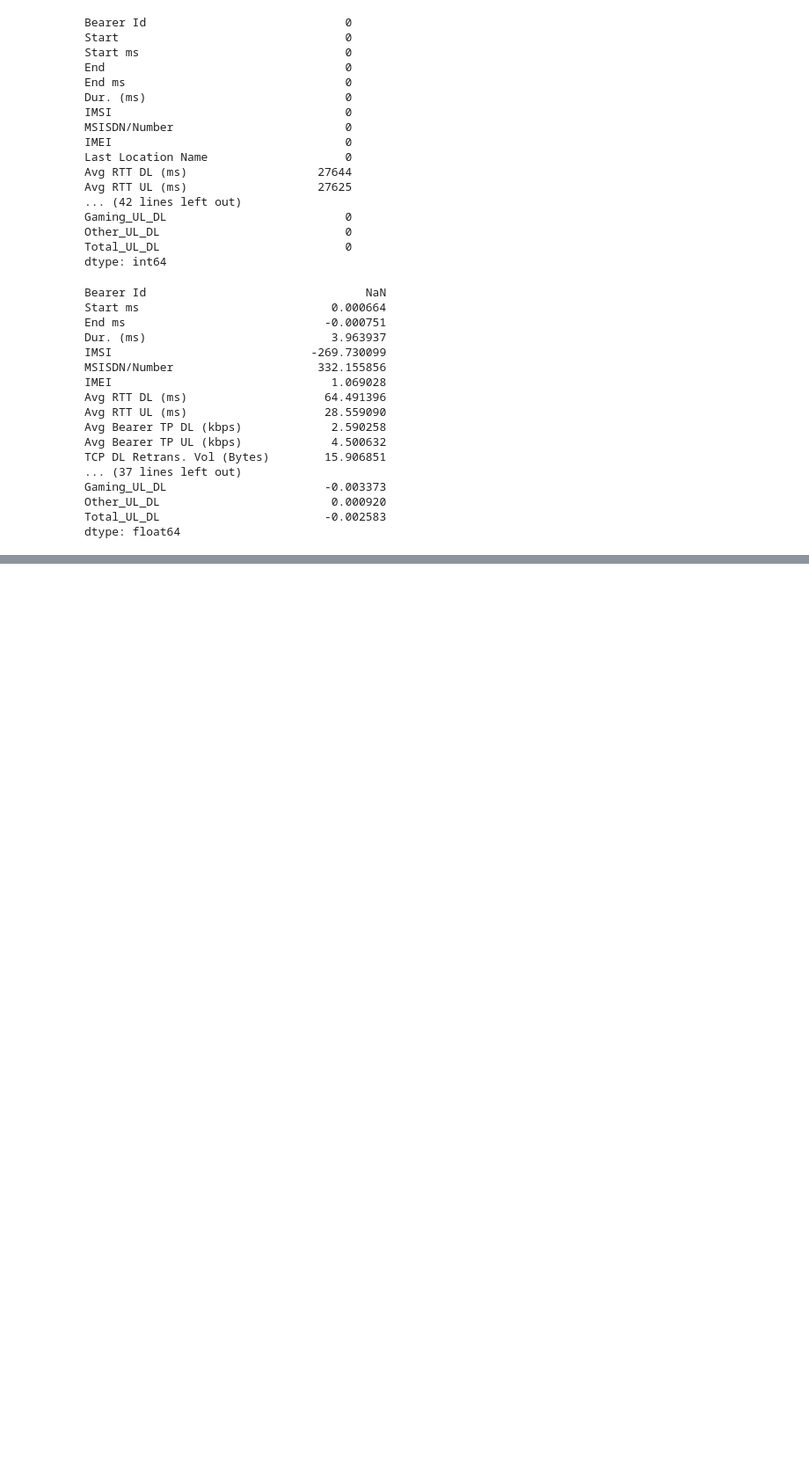
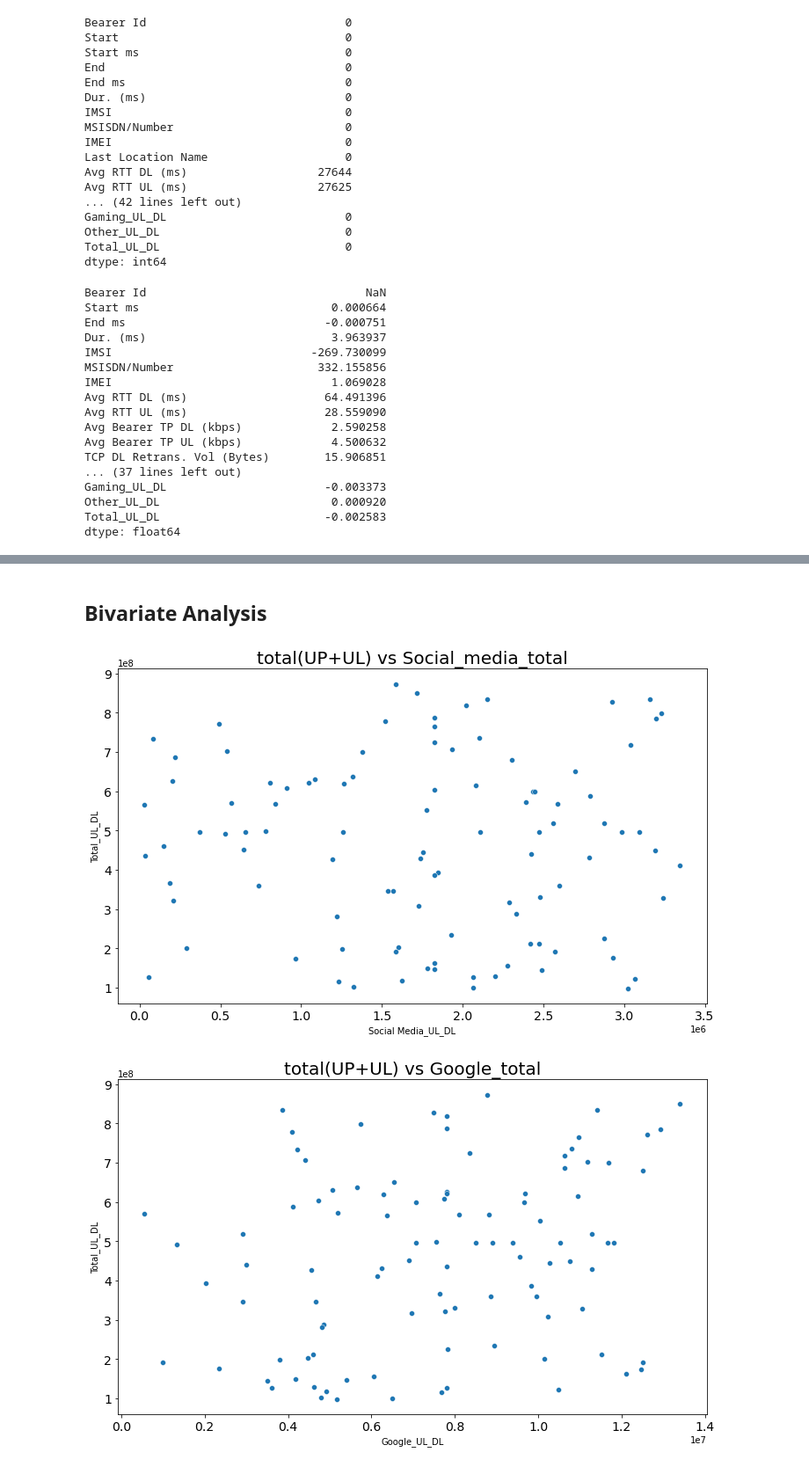
Before and after one commit to eyerus21/10Academy-week-1-challenge, a Jupyter notebook: notebooks/_.ipynb, the cells around one changed output, grey strips where cells are left out. Shown: that part at 88% size. Saved outputs shown, nothing was run; the diff lists cells and outputs as text; code cells hidden in the pictures; blank space fills up the shorter version.

```diff
--- a/notebooks/_.ipynb
+++ b/notebooks/_.ipynb
@@ -458,0 +484,3 @@ df['Social Media_UL_DL'] = fix_missing_mode(df, 'Social Media_UL_DL')
+# %%
+df_quantity = df[quantity]
+df_quantity.head()
@@ -458,0 +588,22 @@ df['Social Media_UL_DL'] = fix_missing_mode(df, 'Social Media_UL_DL')
+# %% [markdown]
+## Bivariate Analysis
+# %%
+
+def plot_scatter(df: pd.DataFrame, x_col: str, y_col:str, title: str) -> None:
+    plt.figure(figsize=(12, 7))
+    sns.scatterplot(data = df, x=x_col, y=y_col)
+    plt.title(title, size=20)
+    plt.xticks(fontsize=14)
+    plt.yticks(fontsize=14)
+    plt.show()
+# %%
+plot_scatter(df_quantity.head(100), x_col="Social Media_UL_DL", y_col="Total_UL_DL", title="total(UP+UL) vs Social_media_total")
+plot_scatter(df_quantity.head(100), x_col="Google_UL_DL", y_col="Total_UL_DL", title="total(UP+UL) vs Google_total")
+plot_scatter(df_quantity.head(100), x_col="Email_UL_DL", y_col="Total_UL_DL", title="total(UP+UL) vs Email_total")
+plot_scatter(df_quantity.head(100), x_col="Youtube_UL_DL", y_col="Total_UL_DL", title="total(UP+UL) vs youtube_total")
+plot_scatter(df_quantity.head(100), x_col="Netflix_UL_DL", y_col="Total_UL_DL", title="total(UP+UL) vs Netflix_total")
+plot_scatter(df_quantity.head(100), x_col="Gaming_UL_DL", y_col="Total_UL_DL", title="total(UP+UL) vs Gaming_total")
+plot_scatter(df_quantity.head(100), x_col="Other_UL_DL", y_col="Total_UL_DL", title="total(UP+UL) vs others_total")
+# %% [output]
+[figure, added]
+[figure, added]
```
Also changed, not shown: parts of 16 cells of this notebook, 1 other file.
